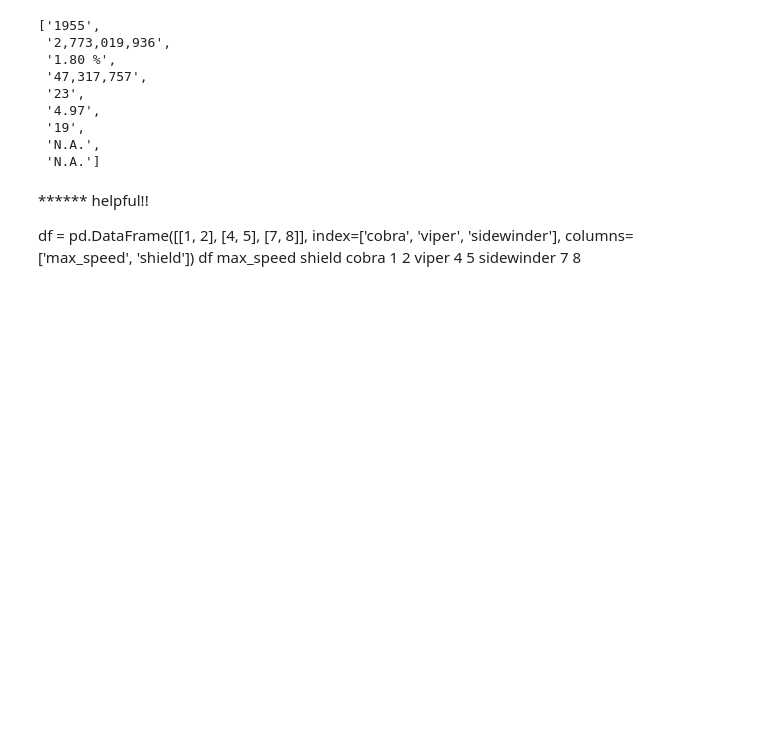
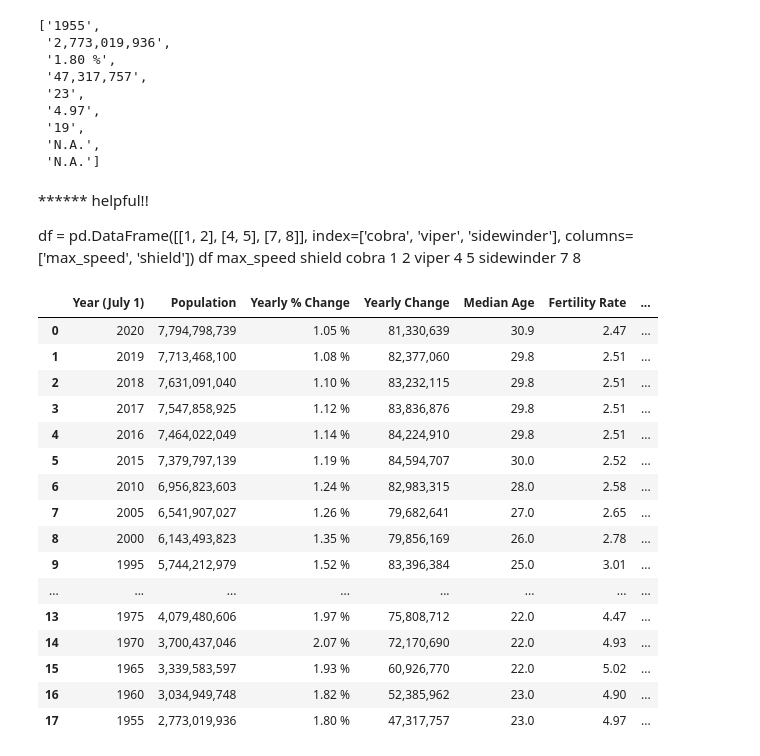
Before and after one commit to BeeLaBoo/BeeLaBoo, a Jupyter notebook: scrape-world-population2020.ipynb, the cells around one changed output. Saved outputs shown, nothing was run; the diff lists cells and outputs as text; code cells hidden in the pictures; blank space fills up the shorter version.

Commit message:
Kaggle Notebook | scrape:world population2020 | Version 3

```diff
--- a/scrape-world-population2020.ipynb
+++ b/scrape-world-population2020.ipynb
@@ -213,0 +217,20 @@ sidewinder          7       8
+# %%
+pd.read_csv('table_scraped.csv')
+# %% [output]
+|  | Year (July 1) | Population | Yearly % Change | Yearly Change | Median Age | Fertility Rate | ... |
+| 0 | 2020 | 7,794,798,739 | 1.05 % | 81,330,639 | 30.9 | 2.47 | ... |
+| 1 | 2019 | 7,713,468,100 | 1.08 % | 82,377,060 | 29.8 | 2.51 | ... |
+| 2 | 2018 | 7,631,091,040 | 1.10 % | 83,232,115 | 29.8 | 2.51 | ... |
+| 3 | 2017 | 7,547,858,925 | 1.12 % | 83,836,876 | 29.8 | 2.51 | ... |
+| 4 | 2016 | 7,464,022,049 | 1.14 % | 84,224,910 | 29.8 | 2.51 | ... |
+| 5 | 2015 | 7,379,797,139 | 1.19 % | 84,594,707 | 30.0 | 2.52 | ... |
+| 6 | 2010 | 6,956,823,603 | 1.24 % | 82,983,315 | 28.0 | 2.58 | ... |
+| 7 | 2005 | 6,541,907,027 | 1.26 % | 79,682,641 | 27.0 | 2.65 | ... |
+| 8 | 2000 | 6,143,493,823 | 1.35 % | 79,856,169 | 26.0 | 2.78 | ... |
+| 9 | 1995 | 5,744,212,979 | 1.52 % | 83,396,384 | 25.0 | 3.01 | ... |
+| ... | ... | ... | ... | ... | ... | ... | ... |
+| 13 | 1975 | 4,079,480,606 | 1.97 % | 75,808,712 | 22.0 | 4.47 | ... |
+| 14 | 1970 | 3,700,437,046 | 2.07 % | 72,170,690 | 22.0 | 4.93 | ... |
+| 15 | 1965 | 3,339,583,597 | 1.93 % | 60,926,770 | 22.0 | 5.02 | ... |
+| 16 | 1960 | 3,034,949,748 | 1.82 % | 52,385,962 | 23.0 | 4.90 | ... |
+| 17 | 1955 | 2,773,019,936 | 1.80 % | 47,317,757 | 23.0 | 4.97 | ... |
```
Also changed, not shown: parts of 2 cells of this notebook.
